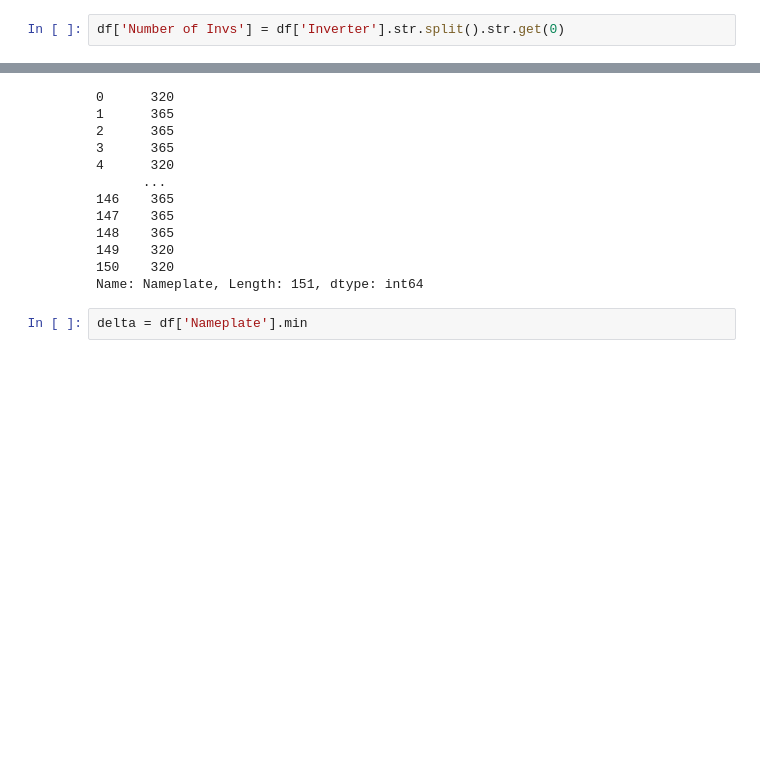
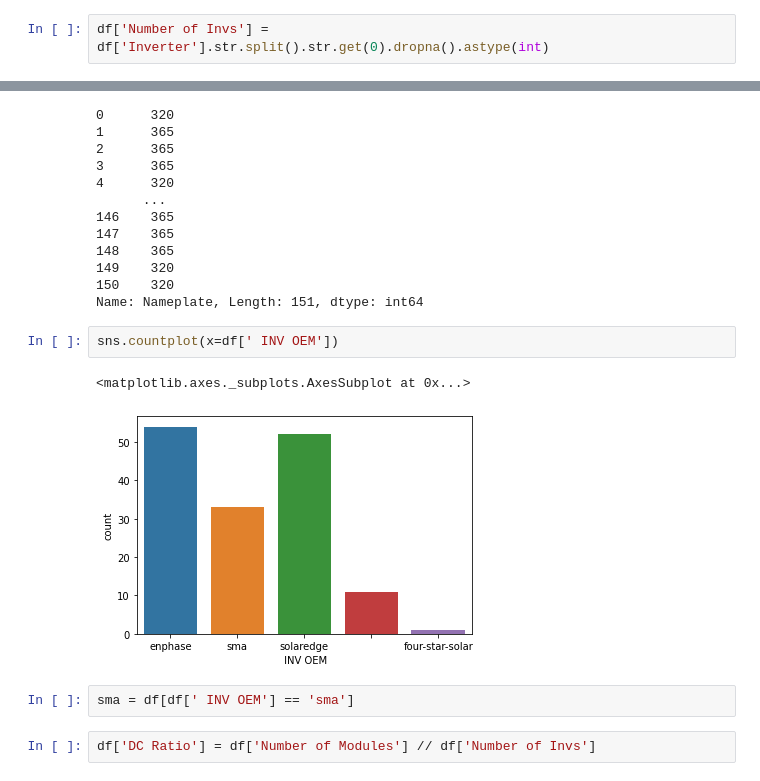
Before and after one commit to tahentx/pv_hardware, a Jupyter notebook: module_price_prediction.ipynb, the cells around one changed output, grey strips where cells are left out. Saved outputs shown, nothing was run; the diff lists cells and outputs as text; blank space fills up the shorter version.

```diff
--- a/module_price_prediction.ipynb
+++ b/module_price_prediction.ipynb
@@ -60,7 +71,7 @@ df['Price'] = df['Price'].str.replace('$','').str.split().apply(lambda x: float(
 # %%
 df['Number of Modules'] = df['Modules'].str.split().str.get(0).astype(int)
 # %%
-df['Number of Invs'] = df['Inverter'].str.split().str.get(0)
+df['Number of Invs'] = df['Inverter'].str.split().str.get(0).dropna().astype(int)
 # %%
 df['Nameplate Rating'] = df['Modules'].str.split()
 # %%
@@ -89,5 +100,12 @@ df['Nameplate']
 149    320
 150    320
 Name: Nameplate, Length: 151, dtype: int64
-# %%
-delta = df['Nameplate'].min
+# %%
+sns.countplot(x=df[' INV OEM'])
+# %% [output]
+<matplotlib.axes._subplots.AxesSubplot at 0x...>
+[figure, added]
+# %%
+sma = df[df[' INV OEM'] == 'sma']
+# %%
+df['DC Ratio'] = df['Number of Modules'] // df['Number of Invs']
```
Also changed, not shown: parts of 4 cells of this notebook.
